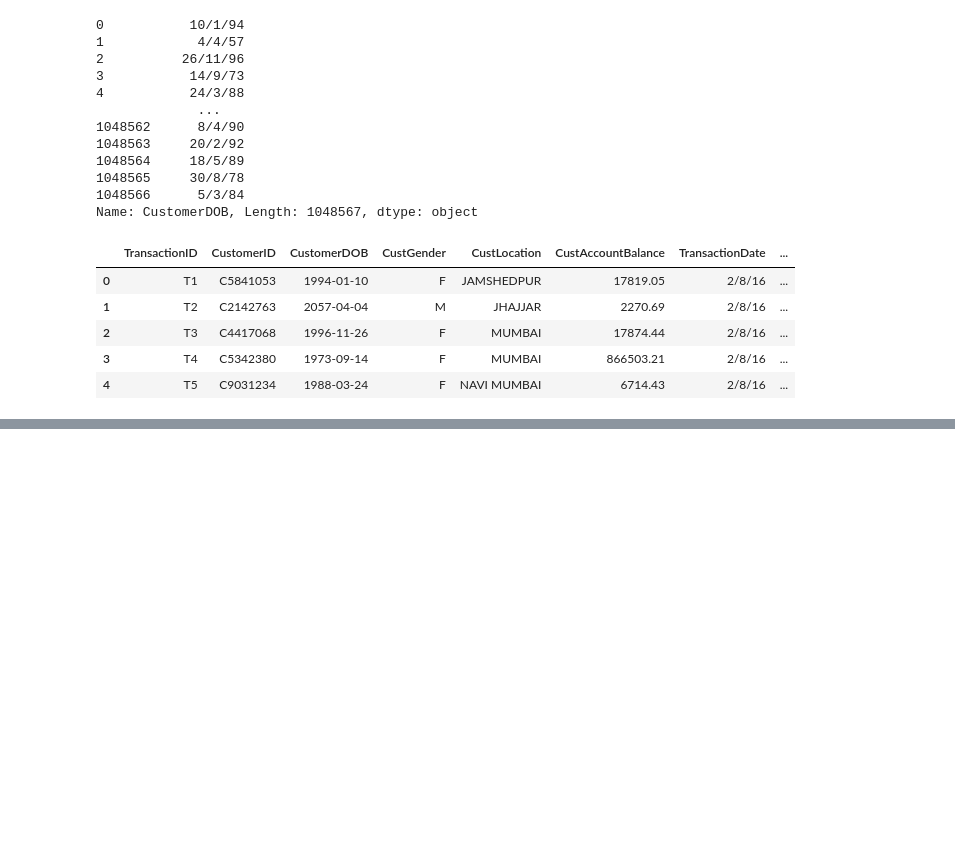
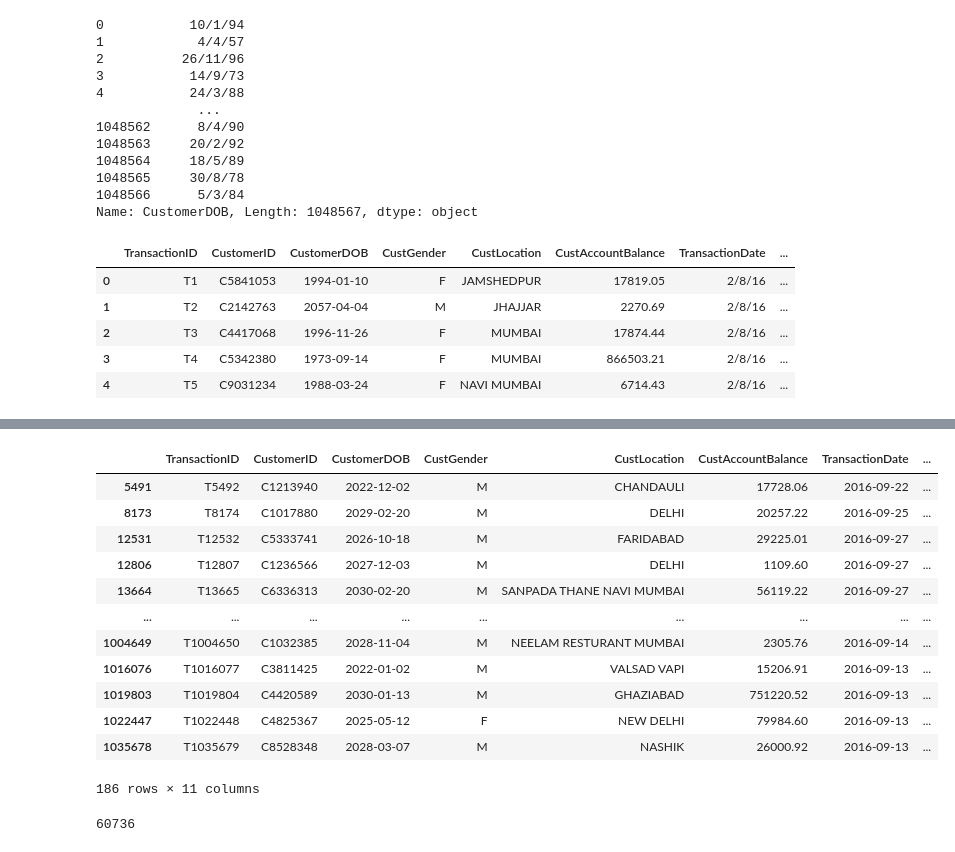
Before and after one commit to Kiritiaajd/Customer-Segmentation-for-Banking-Clients, a Jupyter notebook: experiment/experiments.ipynb, the cells around one changed output, grey strips where cells are left out. Drawn from its saved outputs; the diff is of its cells as text; code cells hidden in the pictures; blank space fills up the shorter version.

```diff
--- a/experiment/experiments.ipynb
+++ b/experiment/experiments.ipynb
@@ -132,0 +150,25 @@ df['TransactionTime'] = pd.to_datetime(df['TransactionTime'], format='%H%M')
+# %%
+df.loc[df['Age'] < 18, 'CustomerDOB'] += df.loc[df['Age'] < 18].apply(
+    lambda _: pd.DateOffset(years=np.random.randint(15, 18)), axis=1
+)
+# %%
+df[df['Age']<10]
+# %% [output]
+|  | TransactionID | CustomerID | CustomerDOB | CustGender | CustLocation | CustAccountBalance | TransactionDate | ... |
+| 5491 | T5492 | C1213940 | 2022-12-02 | M | CHANDAULI | 17728.06 | 2016-09-22 | ... |
+| 8173 | T8174 | C1017880 | 2029-02-20 | M | DELHI | 20257.22 | 2016-09-25 | ... |
+| 12531 | T12532 | C5333741 | 2026-10-18 | M | FARIDABAD | 29225.01 | 2016-09-27 | ... |
+| 12806 | T12807 | C1236566 | 2027-12-03 | M | DELHI | 1109.60 | 2016-09-27 | ... |
+| 13664 | T13665 | C6336313 | 2030-02-20 | M | SANPADA THANE NAVI MUMBAI | 56119.22 | 2016-09-27 | ... |
+| ... | ... | ... | ... | ... | ... | ... | ... | ... |
+| 1004649 | T1004650 | C1032385 | 2028-11-04 | M | NEELAM RESTURANT MUMBAI | 2305.76 | 2016-09-14 | ... |
+| 1016076 | T1016077 | C3811425 | 2022-01-02 | M | VALSAD VAPI | 15206.91 | 2016-09-13 | ... |
+| 1019803 | T1019804 | C4420589 | 2030-01-13 | M | GHAZIABAD | 751220.52 | 2016-09-13 | ... |
+| 1022447 | T1022448 | C4825367 | 2025-05-12 | F | NEW DELHI | 79984.60 | 2016-09-13 | ... |
+| 1035678 | T1035679 | C8528348 | 2028-03-07 | M | NASHIK | 26000.92 | 2016-09-13 | ... |
+186 rows × 11 columns
+# %%
+missing_count = df['CustomerDOB'].isna().sum()
+print(int(missing_count))
+# %% [output]
+60736
```
Also changed, not shown: parts of 19 cells of this notebook, 10 other files.
